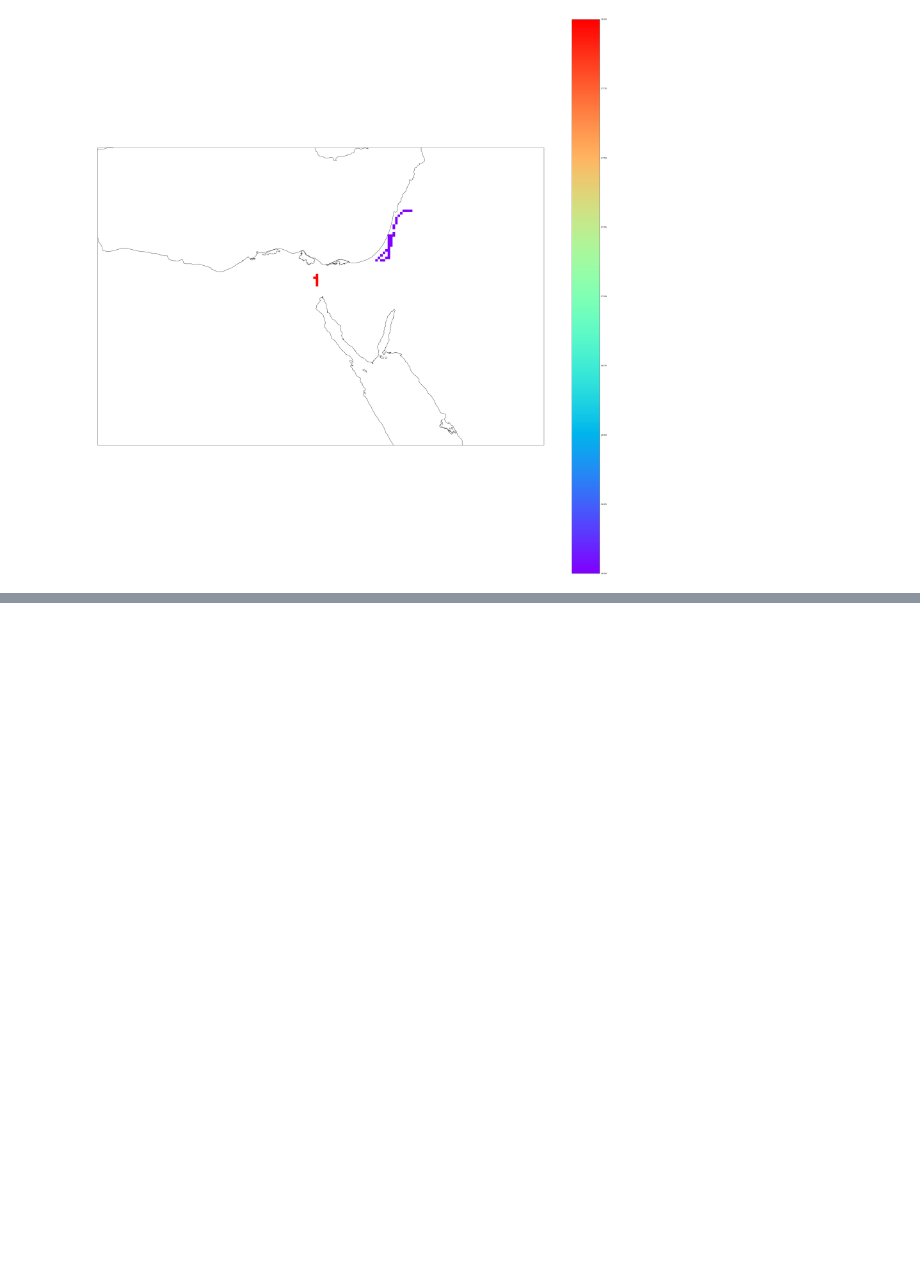
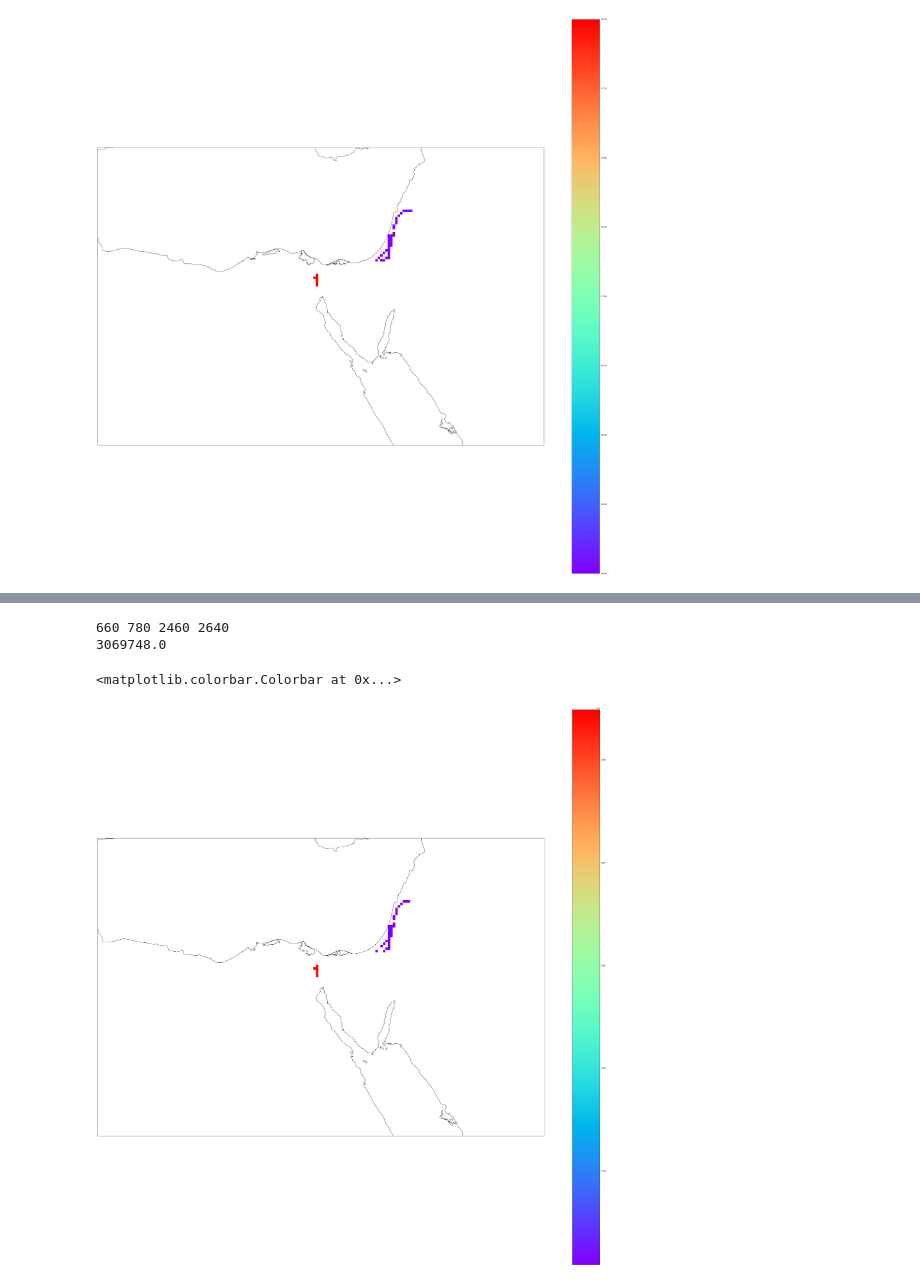
Before and after one commit to HalKiyo/xeno_jupyter_test, a Jupyter notebook: H08/canal/aoba_destination.ipynb, the cells around one changed output, grey strips where cells are left out. Drawn from its saved outputs; the diff is of its cells as text; code cells hidden in the pictures; blank space fills up the shorter version.

```diff
--- a/H08/canal/aoba_destination.ipynb
+++ b/H08/canal/aoba_destination.ipynb
@@ -58,0 +79,32 @@ plt.colorbar(im)
+# %%
+# tokyo region
+# "138 141 34 38"
+one = 25
+two = 40
+three = 25
+four = 35
+resolution= 12
+upperindex = (90-four)*resolution
+lowerindex = (90-three)*resolution
+leftindex = (180+one)*resolution
+rightindex = (180+two)*resolution
+print(upperindex, lowerindex, leftindex, rightindex)
+
+# crop
+destination_cropped = destination_masked[0, int(upperindex):int(lowerindex), int(leftindex):int(rightindex)]
+
+# masked
+print(np.max(destination_cropped))
+
+projection = ccrs.PlateCarree(central_longitude=0)
+img_extent = (one, two, three, four)
+fig = plt.figure(figsize=(50,50))
+ax = plt.subplot(projection=projection)
+ax.coastlines()
+im = ax.imshow(destination_cropped, extent=img_extent, transform=projection, cmap='rainbow')
+plt.colorbar(im)
+# %% [output]
+660 780 2460 2640
+3069748.0
+<matplotlib.colorbar.Colorbar at 0x...>
+[figure, added]
```
Also changed, not shown: parts of 1 cell of this notebook.
